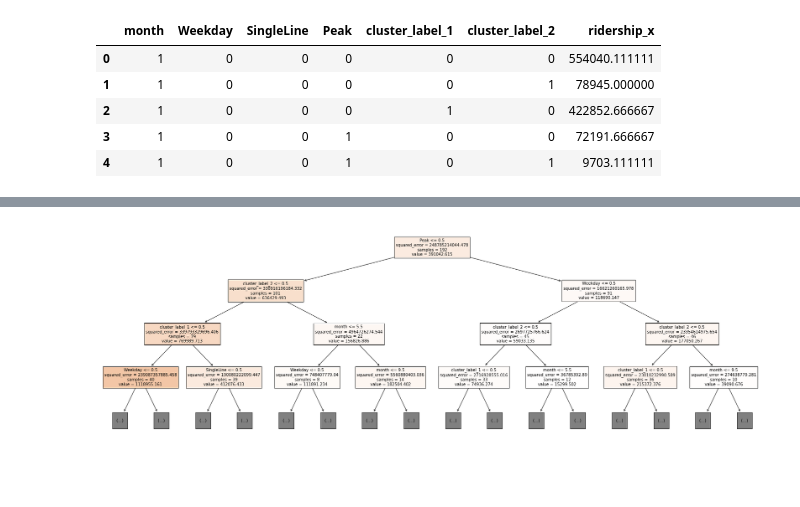
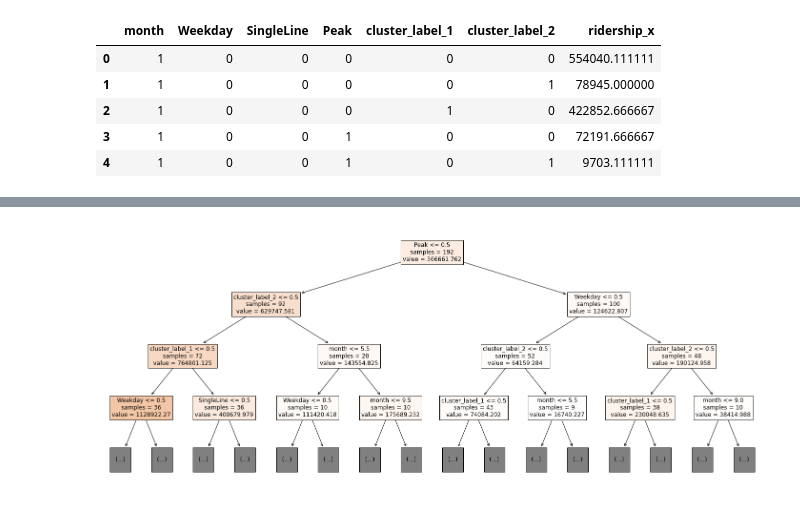
Before and after one commit to YounSooKimTech/CDDS_2023, a Jupyter notebook: Code/Predictive/decision_tree_regression.ipynb, the cells around one changed output, grey strips where cells are left out. Cells and saved outputs as stored; diff of their text form; code cells hidden in the pictures; blank space fills up the shorter version.

```diff
--- a/Code/Predictive/decision_tree_regression.ipynb
+++ b/Code/Predictive/decision_tree_regression.ipynb
@@ -206,7 +206,7 @@ plt.show()
 # %%
 # tree plot of decisions
-plt.figure(figsize=(30,10))
-plot_tree(reg_decision_tree, filled=True, feature_names=X_linreg.columns, fontsize=10,max_depth=3)
+plt.figure(figsize=(25,10))
+plot_tree(reg_decision_tree, filled=True, feature_names=X_linreg.columns, fontsize=12,max_depth=3, impurity=False, node_ids=False)
 plt.show()
 # %% [output]
-[figure, old version]
+[figure, new version]
```
Also changed, not shown: parts of 3 cells of this notebook.
